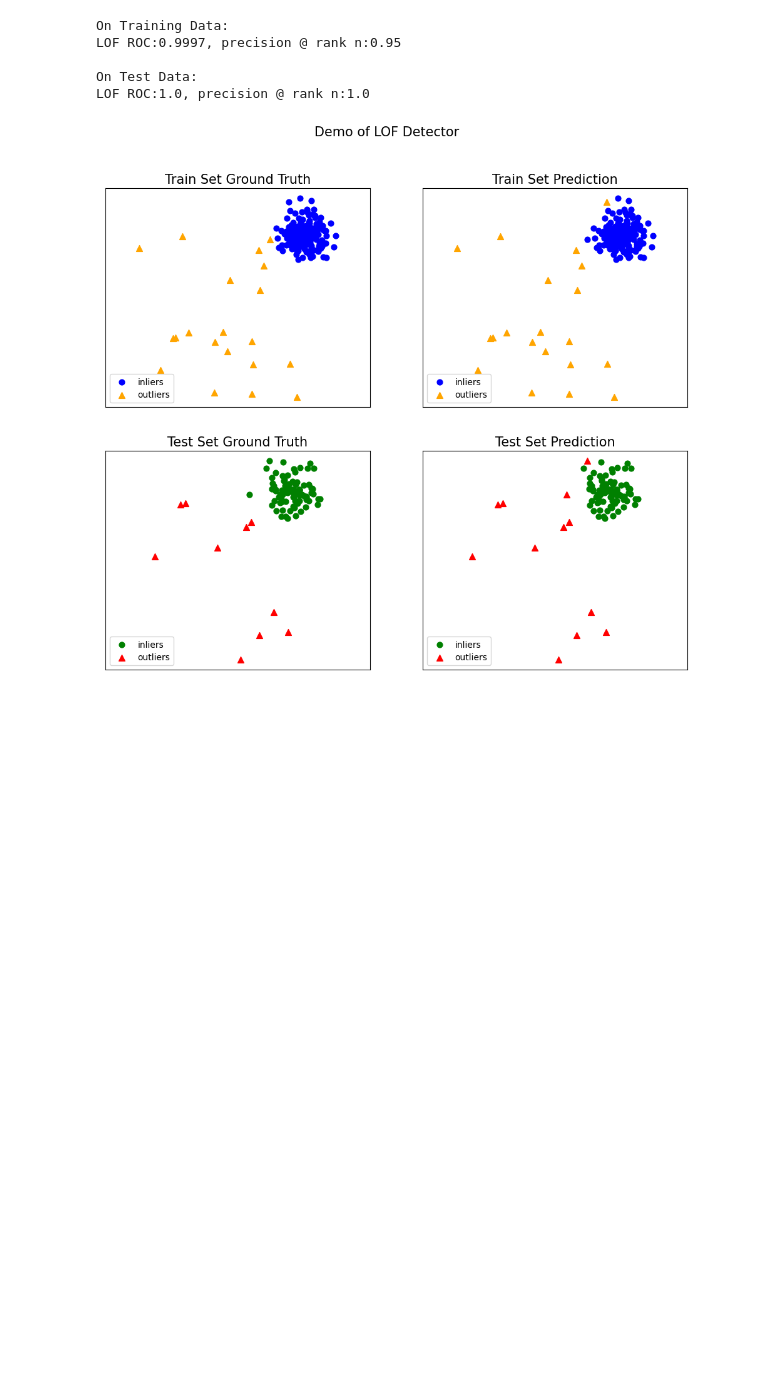
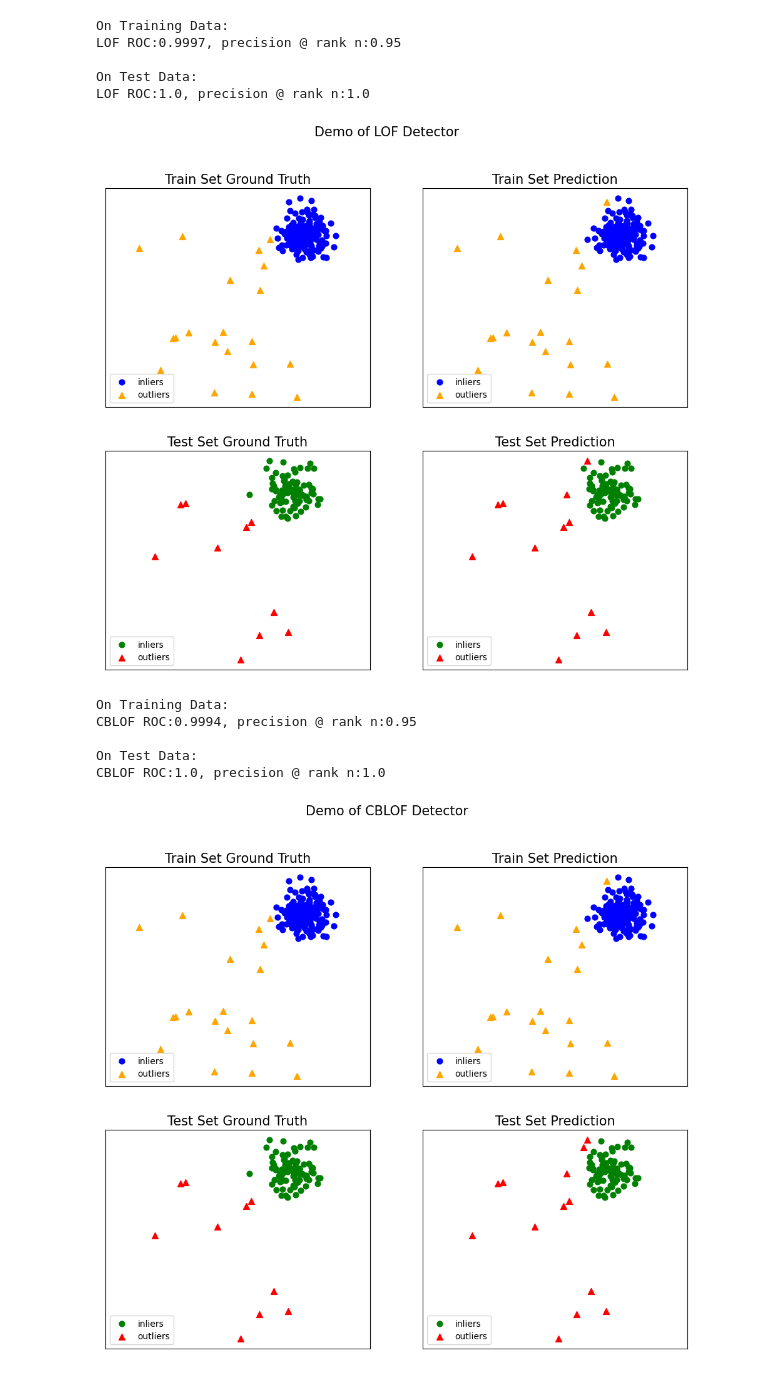
Before and after one commit to GK16/Outlier-Detection-Proj, a Jupyter notebook: nb/Outlier_Detection.ipynb, the cells around one changed output. Saved outputs shown, nothing was run; the diff lists cells and outputs as text; code cells hidden in the pictures; blank space fills up the shorter version.

Commit message:
add LOF & cluster

```diff
--- a/nb/Outlier_Detection.ipynb
+++ b/nb/Outlier_Detection.ipynb
@@ -128,3 +128,69 @@ LOF ROC:0.9997, precision @ rank n:0.95
 On Test Data:
 LOF ROC:1.0, precision @ rank n:1.0
 [figure]
+# %%
+# -*- coding: utf-8 -*-
+"""Example of using Cluster-based Local Outlier Factor (CBLOF) for outlier
+detection
+"""
+# Author: Yue Zhao <zhaoy@cmu.edu>
+# License: BSD 2 clause
+
+from __future__ import division
+from __future__ import print_function
+
+import os
+import sys
+
+# temporary solution for relative imports in case pyod is not installed
+# if pyod is installed, no need to use the following line
+sys.path.append(
+    os.path.abspath(os.path.join(os.path.dirname("__file__"), '..')))
+
+from pyod.models.cblof import CBLOF
+from pyod.utils.data import generate_data
+from pyod.utils.data import evaluate_print
+from pyod.utils.example import visualize
+
+if __name__ == "__main__":
+    contamination = 0.1  # percentage of outliers
+    n_train = 200  # number of training points
+    n_test = 100  # number of testing points
+
+    # Generate sample data
+    X_train, X_test, y_train, y_test = \
+        generate_data(n_train=n_train,
+                      n_test=n_test,
+                      n_features=2,
+                      contamination=contamination,
+                      random_state=42)
+
+    # train CBLOF detector
+    clf_name = 'CBLOF'
+    clf = CBLOF(random_state=42)
+    clf.fit(X_train)
+
+    # get the prediction labels and outlier scores of the training data
+    y_train_pred = clf.labels_  # binary labels (0: inliers, 1: outliers)
+    y_train_scores = clf.decision_scores_  # raw outlier scores
+
+    # get the prediction on the test data
+    y_test_pred = clf.predict(X_test)  # outlier labels (0 or 1)
+    y_test_scores = clf.decision_function(X_test)  # outlier scores
+
+    # evaluate and print the results
+    print("\nOn Training Data:")
+    evaluate_print(clf_name, y_train, y_train_scores)
+    print("\nOn Test Data:")
+    evaluate_print(clf_name, y_test, y_test_scores)
+
+    # visualize the results
+    visualize(clf_name, X_train, y_train, X_test, y_test, y_train_pred,
+              y_test_pred, show_figure=True, save_figure=False)
+# %% [output]
+On Training Data:
+CBLOF ROC:0.9994, precision @ rank n:0.95
+
+On Test Data:
+CBLOF ROC:1.0, precision @ rank n:1.0
+[figure, added]
```
